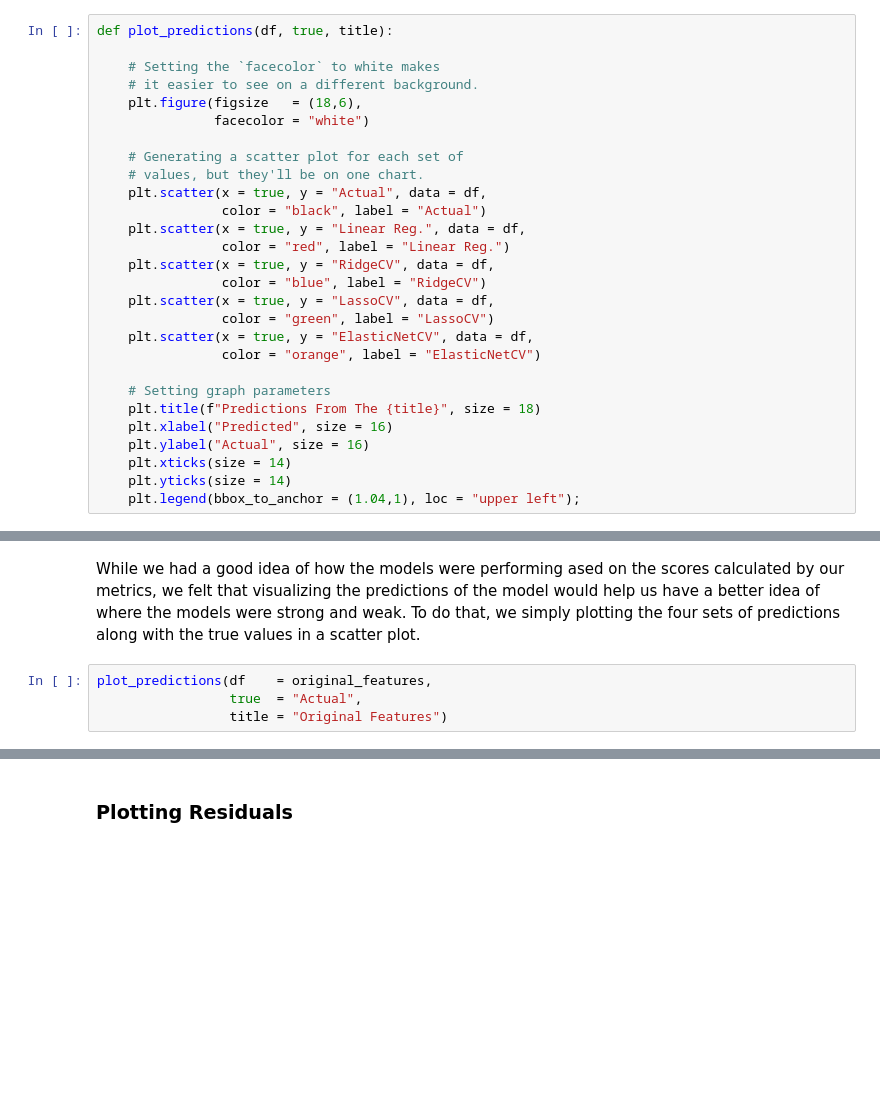
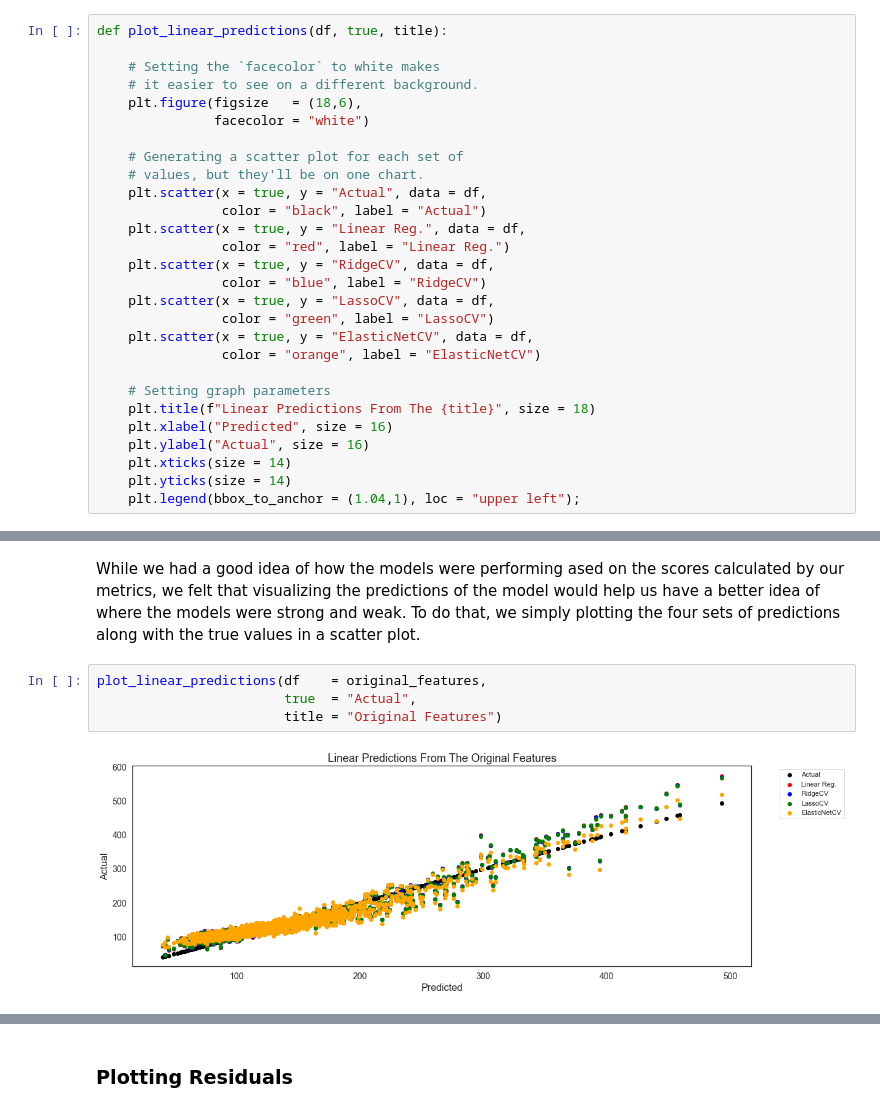
Before and after one commit to a-bergman/DSI-Capstone, a Jupyter notebook: Code/Modeling And Evaluation.ipynb, the cells around one changed output, grey strips where cells are left out. Cells and saved outputs as stored; diff of their text form; blank space fills up the shorter version.

```diff
--- a/Code/Modeling And Evaluation.ipynb
+++ b/Code/Modeling And Evaluation.ipynb
@@ -698,7 +999,7 @@ engineered_features.head()
 # %% [markdown]
 This function simply plots the predictions from all four models together with the true `y` values in one scatter plot.
 # %%
-def plot_predictions(df, true, title):
+def plot_linear_predictions(df, true, title):
 
     # Setting the `facecolor` to white makes
     # it easier to see on a different background.
@@ -719,7 +1020,7 @@ def plot_predictions(df, true, title):
                 color = "orange", label = "ElasticNetCV")
 
     # Setting graph parameters
-    plt.title(f"Predictions From The {title}", size = 18)
+    plt.title(f"Linear Predictions From The {title}", size = 18)
     plt.xlabel("Predicted", size = 16)
     plt.ylabel("Actual", size = 16)
     plt.xticks(size = 14)
@@ -750,6 +1069,8 @@ def plot_residuals(df, columns, titles):
 # %% [markdown]
 While we had a good idea of how the models were performing ased on the scores calculated by our metrics, we felt that visualizing the predictions of the model would help us have a better idea of where the models were strong and weak.  To do that, we simply plotting the four sets of predictions along with the true values in  a scatter plot.
 # %%
-plot_predictions(df    = original_features,
-                 true  = "Actual",
-                 title = "Original Features")
+plot_linear_predictions(df    = original_features,
+                        true  = "Actual",
+                        title = "Original Features")
+# %% [output]
+[figure, added]
```
Also changed, not shown: parts of 77 cells of this notebook.
